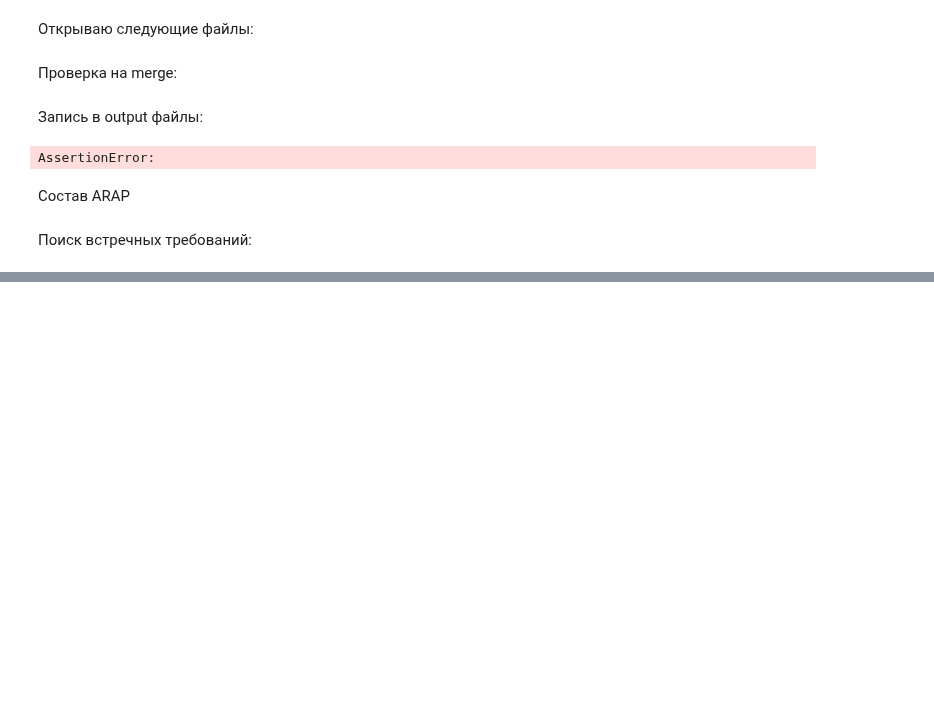
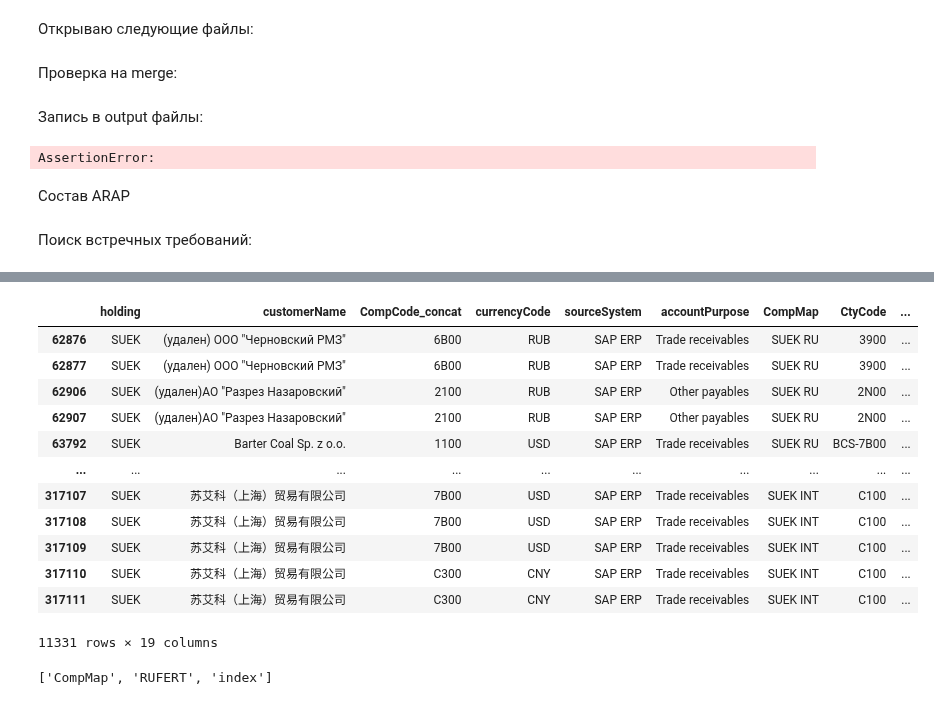
Before and after one commit to Lirollel/Work_AIM_Jupyter-Python-Pandas, a Jupyter notebook: OCP/ARAP/ARAP.ipynb, the cells around one changed output, grey strips where cells are left out. Cells and saved outputs as stored; diff of their text form; code cells hidden in the pictures; blank space fills up the shorter version.

```diff
--- a/OCP/ARAP/ARAP.ipynb
+++ b/OCP/ARAP/ARAP.ipynb
@@ -4,10 +4,10 @@
 Today = '2024-05-31'
 Mounth = 'May'
 
-Print_ARAP = True
-print_manual_map = True
+Print_ARAP = False
+print_manual_map = False
 print_counterclaims = True
-excel_tofolder_on_Z = True
+excel_tofolder_on_Z = False
 
 import os
 from datetime import date
@@ -24,6 +24,8 @@ from Defs import export_from_RISKCUSTOM
 from Defs import add_in_currency_column
 from Defs import concat_columns
 from Defs import export_from_WHWEEK
+
+CCY_tech_dict = {'RUC':'CHF','RUE':'EUR','RUE2':'EUR','RUE3':'EUR','RUE5':'EUR','RUG':'GBP','RUJ':'JPY','RUK':'KZT','RUM':'MDL','RUU':'USD','RUU1':'USD','RUU1R':'USD','RUU2':'USD','RUU25':'USD','RUU26':'USD','RUU3':'USD','RUU5':'USD','RUY':'CNY'}
 # %% [markdown]
 Открываю следующие файлы:
 # %%
@@ -147,6 +152,7 @@ data_export = export_from_RISKCUSTOM(query)
 # %%
 data_work = data_export.query('holding != "EXTERNAL"').reset_index(drop=True)
 # фильтрация по перемнной Group
+data_work.currencyCode = data_work.currencyCode.replace(CCY_tech_dict) # tech ccy to normal
 
 data_work = data_work[~(data_work.orgName.isna() & data_work.companyCode.isna())].reset_index(drop=True)
 data_work['org_code'] = merge_Mapping(data_work, col='orgName')
@@ -157,18 +163,21 @@ data_work['CompMap'] = merge_SalesUnits(data_work, col='CompCode_concat', merge_
 data_work['CtyCode'] = merge_Mapping(data_work, col='customerName').fillna('External')
 data_work['CtyMap'] = merge_SalesUnits(data_work, col='CtyCode', merge_col='ocpSegment').fillna('External')
 
-data_work['AR_flag'] = data_work['accountPurpose']\
+data_work['Amount_USD'] = data_work['presentAmountUSD'].replace({np.NaN : 0})
+
+data_work_pivot = data_work.pivot_table(index=['holding','customerName', 'CompCode_concat', 'currencyCode', 'sourceSystem','accountPurpose', 'CompMap', 'CtyCode', 'CtyMap','internalExternalEN','dueDate'],values=['Amount_USD'],aggfunc=sum).reset_index()
+
+data_work_pivot['AR_flag'] = data_work_pivot['accountPurpose']\
                                             .isin(['Trade receivables', 'Other receivables', 'Provisions'])\
                                             .astype(int)
-data_work['AP_flag'] = data_work['accountPurpose']\
+data_work_pivot['AP_flag'] = data_work_pivot['accountPurpose']\
                                             .isin(['Trade payables', 'Other payables'])\
                                             .astype(int)
 
-data_work['Amount_USD'] = data_work['presentAmountUSD'].replace({np.NaN : 0})
-data_work['Amount_AR_USD'] = data_work['Amount_USD'] * data_work['AR_flag']
-data_work['Amount_AP_USD'] = data_work['Amount_USD'] * data_work['AP_flag']
+data_work_pivot['Amount_AR_USD'] = data_work_pivot['Amount_USD'] * data_work_pivot['AR_flag']
+data_work_pivot['Amount_AP_USD'] = data_work_pivot['Amount_USD'] * data_work_pivot['AP_flag']
 
-data_work = Period(data_work, day_for_count=Today, col_with_date='dueDate')
+data_work_pivot = Period(data_work_pivot, day_for_count=Today, col_with_date='dueDate')
 # %% [markdown]
 Проверка на merge:
 # %%
@@ -233,7 +242,7 @@ for group in ['EUROCHEM', 'SUEK']:
 Поиск встречных требований:
 # %%
 # Фильт по Counterparty_Group - только внутригрупповые
-data_E_to_C = data_work[(data_work.CtyMap!='External')&(data_work.Amount_USD!=0)&(data_work.accountPurpose!='Provisions')]
+data_E_to_C = data_work_pivot[(data_work_pivot.CtyMap!='External')&(data_work_pivot.Amount_USD!=0)&(data_work_pivot.accountPurpose!='Provisions')]
 data_E_to_C = data_E_to_C[(data_E_to_C.AR_flag!=0)|(data_E_to_C.AP_flag!=0)]
 data_E_to_C['Index_copy'] = data_E_to_C.index
 data_E_to_C= data_E_to_C.fillna('_')
@@ -294,0 +334,25 @@ if print_counterclaims == True:
+# %%
+finnaly_dict
+data_E_to_C.loc[data_E_to_C.currencyCode =='KZT',['CompMap','CtyMap']].drop_duplicates()
+holding_CCY_pivot
+data_E_to_C[data_E_to_C.holding == holding]
+# %% [output]
+|  | holding | customerName | CompCode_concat | currencyCode | sourceSystem | accountPurpose | CompMap | CtyCode | ... |
+| 62876 | SUEK | (удален) ООО "Черновский РМЗ" | 6B00 | RUB | SAP ERP | Trade receivables | SUEK RU | 3900 | ... |
+| 62877 | SUEK | (удален) ООО "Черновский РМЗ" | 6B00 | RUB | SAP ERP | Trade receivables | SUEK RU | 3900 | ... |
+| 62906 | SUEK | (удален)АО "Разрез Назаровский" | 2100 | RUB | SAP ERP | Other payables | SUEK RU | 2N00 | ... |
+| 62907 | SUEK | (удален)АО "Разрез Назаровский" | 2100 | RUB | SAP ERP | Other payables | SUEK RU | 2N00 | ... |
+| 63792 | SUEK | Barter Coal Sp. z o.o. | 1100 | USD | SAP ERP | Trade receivables | SUEK RU | BCS-7B00 | ... |
+| ... | ... | ... | ... | ... | ... | ... | ... | ... | ... |
+| 317107 | SUEK | 苏艾科（上海）贸易有限公司 | 7B00 | USD | SAP ERP | Trade receivables | SUEK INT | C100 | ... |
+| 317108 | SUEK | 苏艾科（上海）贸易有限公司 | 7B00 | USD | SAP ERP | Trade receivables | SUEK INT | C100 | ... |
+| 317109 | SUEK | 苏艾科（上海）贸易有限公司 | 7B00 | USD | SAP ERP | Trade receivables | SUEK INT | C100 | ... |
+| 317110 | SUEK | 苏艾科（上海）贸易有限公司 | C300 | CNY | SAP ERP | Trade receivables | SUEK INT | C100 | ... |
+| 317111 | SUEK | 苏艾科（上海）贸易有限公司 | C300 | CNY | SAP ERP | Trade receivables | SUEK INT | C100 | ... |
+11331 rows × 19 columns
+# %%
+# df_currencyCode[['CompMap'] + df_currencyCode.columns.tolist() - ['CompMap','index'] + ['index']]
+df_currencyCode
+['CompMap']+[x for x in df_currencyCode.columns.tolist() if x!='CompMap' and x!='index']+['index']
+# %% [output]
+['CompMap', 'RUFERT', 'index']
```
Also changed, not shown: parts of 5 cells of this notebook, 5 other files.
